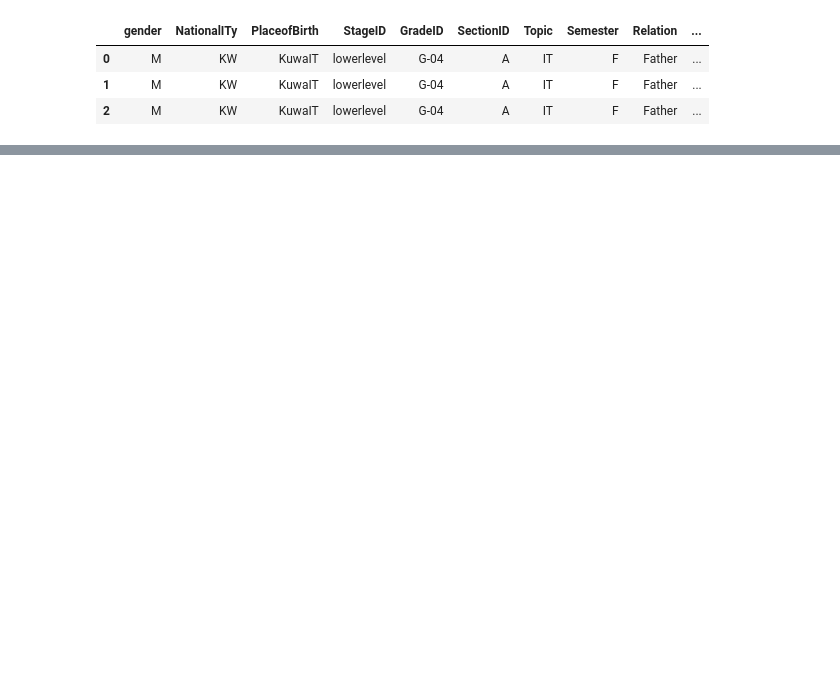
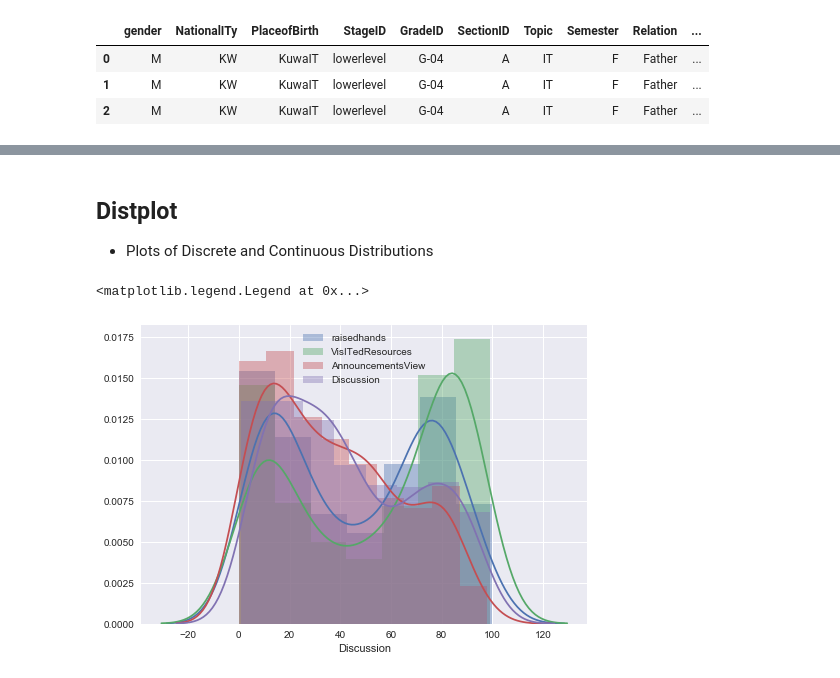
Before and after one commit to yeefanglim/datamininggroupproject, a Jupyter notebook: Project on Student Academic's Performance.ipynb, the cells around one changed output, grey strips where cells are left out. Drawn from its saved outputs; the diff is of its cells as text; code cells hidden in the pictures; blank space fills up the shorter version.

```diff
--- a/Project on Student Academic's Performance.ipynb
+++ b/Project on Student Academic's Performance.ipynb
@@ -144,0 +198,12 @@ sns.heatmap(variable_correlations)
+# %% [markdown]
+## Distplot
+* Plots of Discrete and Continuous Distributions
+# %%
+sns.distplot(sp["raisedhands"],label="raisedhands")
+sns.distplot(sp["VisITedResources"],label="VisITedResources")
+sns.distplot(sp["AnnouncementsView"],label="AnnouncementsView")
+sns.distplot(sp["Discussion"],label="Discussion")
+plt.legend()
+# %% [output]
+<matplotlib.legend.Legend at 0x...>
+[figure, added]
```
Also changed, not shown: parts of 19 cells of this notebook.
